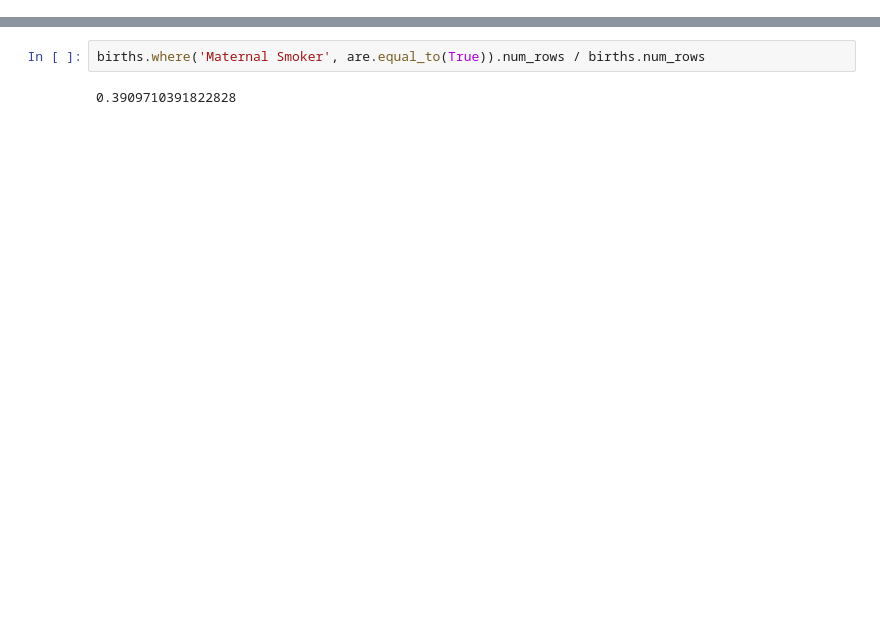
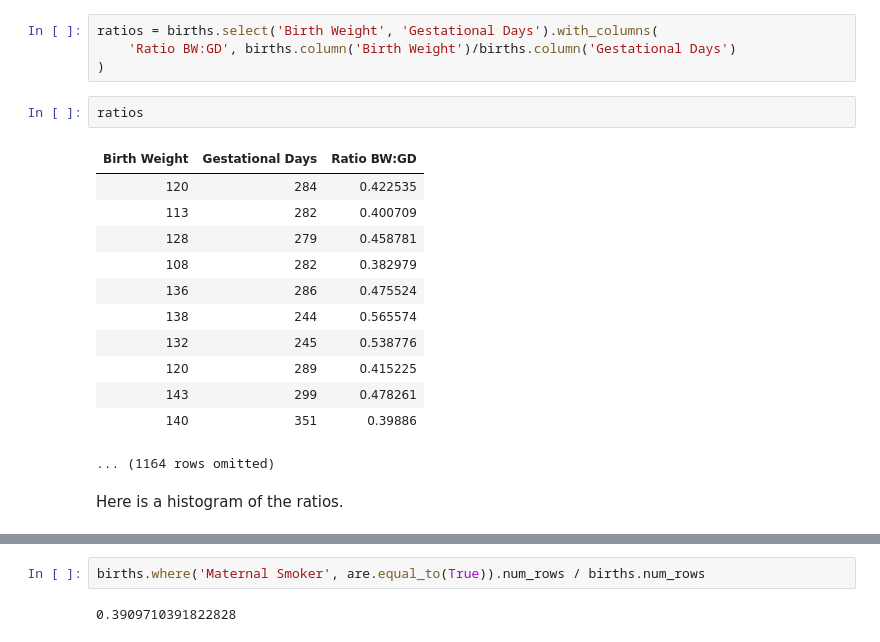
Before and after one commit to felix6631/KNU_DataScienceBasic, a Jupyter notebook: 13.3.Confidence_Intervals.ipynb, the cells around one changed output, grey strips where cells are left out. Cells and saved outputs as stored; diff of their text form; blank space fills up the shorter version.

```diff
--- a/13.3.Confidence_Intervals.ipynb
+++ b/13.3.Confidence_Intervals.ipynb
@@ -22,0 +83,21 @@ plots.plot([left, right], [0, 0], color='yellow', lw=8);
+# %%
+ratios = births.select('Birth Weight', 'Gestational Days').with_columns(
+    'Ratio BW:GD', births.column('Birth Weight')/births.column('Gestational Days')
+)
+# %%
+ratios
+# %% [output]
+| Birth Weight | Gestational Days | Ratio BW:GD |
+| 120 | 284 | 0.422535 |
+| 113 | 282 | 0.400709 |
+| 128 | 279 | 0.458781 |
+| 108 | 282 | 0.382979 |
+| 136 | 286 | 0.475524 |
+| 138 | 244 | 0.565574 |
+| 132 | 245 | 0.538776 |
+| 120 | 289 | 0.415225 |
+| 143 | 299 | 0.478261 |
+| 140 | 351 | 0.39886 |
+... (1164 rows omitted)
+# %% [markdown]
+Here is a histogram of the ratios.
```
Also changed, not shown: parts of 62 cells of this notebook, 32 other files.
